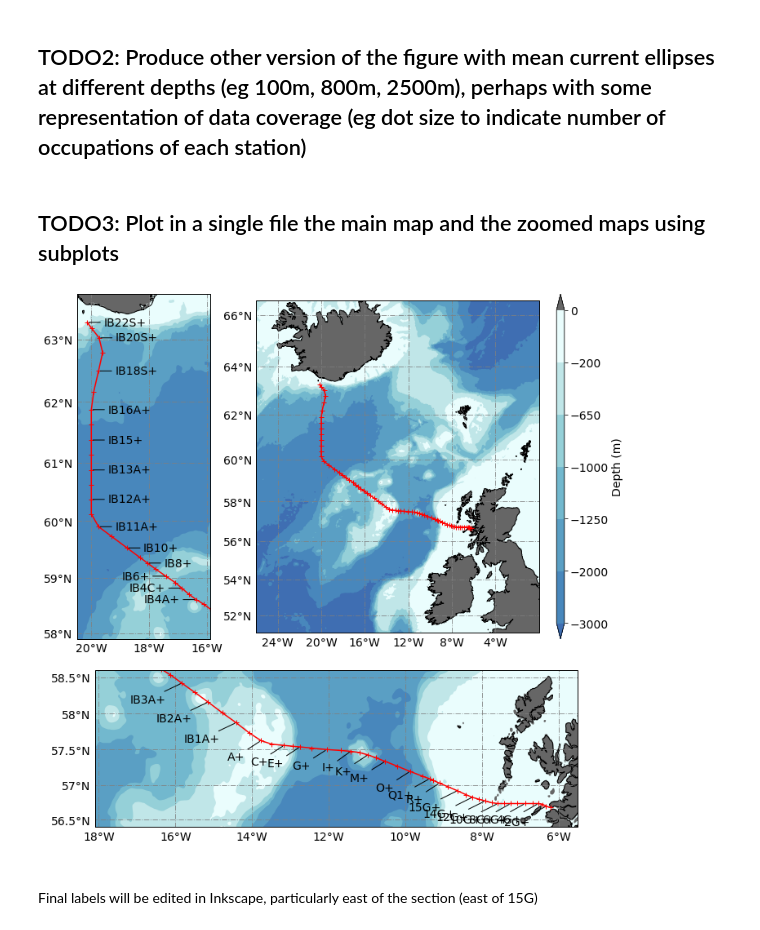
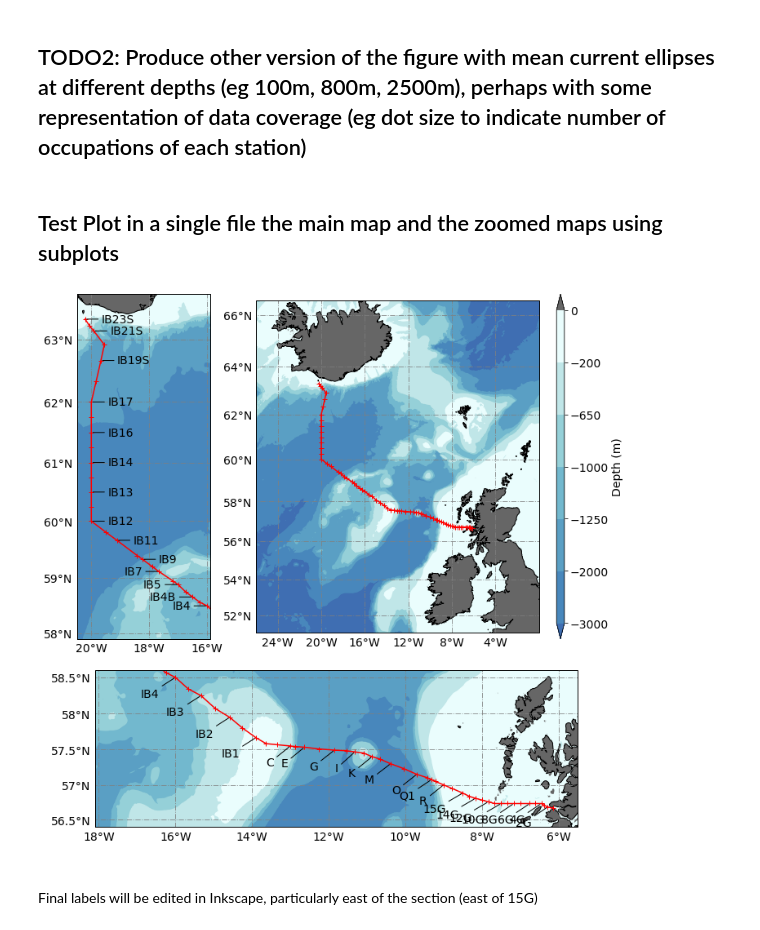
Before and after one commit to lhoupert/analysis_eel_data, a Jupyter notebook: notebooks/01_Plot_map_EEL_data.ipynb, the cells around one changed output. Drawn from its saved outputs; the diff is of its cells as text; code cells hidden in the pictures.

```diff
--- a/notebooks/01_Plot_map_EEL_data.ipynb
+++ b/notebooks/01_Plot_map_EEL_data.ipynb
@@ -30,10 +30,10 @@ from cartopy.mpl.gridliner import LONGITUDE_FORMATTER, LATITUDE_FORMATTER
 # %%
 pathdir = '../data/raw'
 
-file3 = pathdir+'/'+'EELCTDandLADCP_refpos_gvel.csv'
+file3 = pathdir+'/'+'EELCTDandLADCP_refpos_origCTD.csv'
 dfloc = pd.read_csv(file3,sep=',', index_col=None,
                      header=0)
 # Make sure the station name are sorted by their distance along the section
-sdfloc = dfloc.sort_values('Refdist', ascending=True)
+sdfloc = dfloc.sort_values('CDist', ascending=True)
 print(sdfloc)
 # %% [output]
@@ -241,10 +245,0 @@ print((sdfloc.loc[iii,'RefLonGV'],sdfloc.loc[iii,'RefLatGV']))
-# %%
-(sdfloc.loc[iii,'RefLonGV'],sdfloc.loc[iii,'RefLatGV'])
-
-fig = plt.figure(figsize=(10, 10))
-iii=mm - 2
-plt.plot(sdfloc.loc[:,'RefLonGV'],sdfloc.loc[:,'RefLatGV'],)
-plt.annotate(sdfloc.loc[iii,'Staname'], # this is the text
-                 (sdfloc.loc[iii,'RefLonGV'],sdfloc.loc[iii,'RefLatGV']), # this is the point to label
-            ) # horizontal alignment can be left, right or center
-plt.show()
@@ -256,7 +249,7 @@ Iceland Basin area
 # %%
 # Plot another version of the map without gridlines
 (fig,ax)=plot_bathy_ENA(gridlines=False)
-ax.plot(sdfloc['RefLonGV'], sdfloc['RefLatGV'],
+ax.plot(sdfloc['LonSta'], sdfloc['LatSta'],
          color='red', linestyle='-', marker='+', markersize=12, transform=ccrs.PlateCarree())
 
 # Annotate Station labels
@@ -265,7 +258,7 @@ transform = ccrs.PlateCarree()._as_mpl_transform(ax)
 colorano='black'
 for iii in np.arange(0,mm,2):
     ax.annotate(sdfloc.loc[iii,'Staname'], # this is the text
-                 (sdfloc.loc[iii,'RefLonGV'],sdfloc.loc[iii,'RefLatGV']), # this is the point to label
+                 (sdfloc.loc[iii,'LonSta'],sdfloc.loc[iii,'LatSta']), # this is the point to label
                  ha='left',
                  va='center',
                  color=colorano,
@@ -296,7 +289,7 @@ Need to restrict the printing of annotatations to specific area of interest
 # %% [markdown]
 ## TODO2: Produce other version of the figure with mean current ellipses at different depths (eg 100m, 800m, 2500m), perhaps with some representation of data coverage (eg dot size to indicate number of occupations of each station)
 # %% [markdown]
-## TODO3: Plot in a single file the main map and the zoomed maps using subplots
+## Test Plot in a single file the main map and the zoomed maps using subplots
 # %%
 # general definitions
 land = colorbrewer.get_map('Accent', 'qualitative', 8)
@@ -348,7 +341,7 @@ gl.xformatter = LONGITUDE_FORMATTER
 gl.yformatter = LATITUDE_FORMATTER
 
 # Add reference section
-ax2.plot(sdfloc['RefLonGV'], sdfloc['RefLatGV'],
+ax2.plot(sdfloc['LonSta'], sdfloc['LatSta'],
          color='red', linestyle='-', marker='+', transform=ccrs.PlateCarree())
 
 
@@ -380,7 +373,7 @@ gl.xformatter = LONGITUDE_FORMATTER
 gl.yformatter = LATITUDE_FORMATTER
 
 # Add reference section
-ax0.plot(sdfloc['RefLonGV'], sdfloc['RefLatGV'],
+ax0.plot(sdfloc['LonSta'], sdfloc['LatSta'],
          color='red', linestyle='-', marker='+', transform=ccrs.PlateCarree())
 
 #--
@@ -389,10 +382,10 @@ transform = ccrs.PlateCarree()._as_mpl_transform(ax0)
 (mm,nn)=sdfloc.shape
 
 # Display station name top right of section for station west of -18W
-indexsta = sdfloc[sdfloc['RefLonGV']<-18].index.values
+indexsta = sdfloc[sdfloc['LonSta']<-18].index.values
 for iii in indexsta[::2]:
     ax0.annotate(sdfloc.loc[iii,'Staname'], # this is the text
-                 (sdfloc.loc[iii,'RefLonGV'],sdfloc.loc[iii,'RefLatGV']), # this is the point to label
+                 (sdfloc.loc[iii,'LonSta'],sdfloc.loc[iii,'LatSta']), # this is the point to label
                  ha='left',
                  va='center',
                  color=colorano,
@@ -403,10 +396,10 @@ for iii in indexsta[::2]:
                  xycoords = transform) # horizontal alignment can be left, right or center
 
 # Display station name bottom left of section for station located between -18W and 16W
-indexsta = sdfloc[(sdfloc['RefLonGV']>=-18) & (sdfloc['RefLonGV']<=-16)].index.values
+indexsta = sdfloc[(sdfloc['LonSta']>=-18) & (sdfloc['LonSta']<=-16)].index.values
 for iii in indexsta[1::2]:
     ax0.annotate(sdfloc.loc[iii,'Staname'], # this is the text
-                 (sdfloc.loc[iii,'RefLonGV'],sdfloc.loc[iii,'RefLatGV']), # this is the point to label
+                 (sdfloc.loc[iii,'LonSta'],sdfloc.loc[iii,'LatSta']), # this is the point to label
                  ha='right',
                  va='center',
                  color=colorano,
@@ -444,44 +437,44 @@ gl.xformatter = LONGITUDE_FORMATTER
 gl.yformatter = LATITUDE_FORMATTER
 
 # Add reference section
-ax1.plot(sdfloc['RefLonGV'], sdfloc['RefLatGV'],
+ax1.plot(sdfloc['LonSta'], sdfloc['LatSta'],
          color='red', linestyle='-', marker='+', transform=ccrs.PlateCarree())
 
 
 #--
 # Annotate Station labels
 transform = ccrs.PlateCarree()._as_mpl_transform(ax1)
 
 # Display station name bottom left of section for station located between -16W and 13.6W
-indexsta = sdfloc[(sdfloc['RefLonGV']>=-16) & (sdfloc['RefLonGV']<=-13.6)].index.values
+indexsta = sdfloc[(sdfloc['LonSta']>=-16) & (sdfloc['LonSta']<=-13.6)].index.values
 for iii in indexsta[::2]:
     ax1.annotate(sdfloc.loc[iii,'Staname'], # this is the text
-                 (sdfloc.loc[iii,'RefLonGV'],sdfloc.loc[iii,'RefLatGV']), # this is the point to label
+                 (sdfloc.loc[iii,'LonSta'],sdfloc.loc[iii,'LatSta']), # this is the point to label
                  ha='right',
                  va='center',
                  color=colorano,
                  xytext=(-20, -20),
                  textcoords='offset points',
                  arrowprops=dict(arrowstyle='-',
                                  color=colorano),
                  xycoords = transform) # horizontal alignment can be left, right or center
 
 # Display station name top right of section for station located east of 13.6W
-indexsta = sdfloc[sdfloc['RefLonGV']>-13.6].index.values
+indexsta = sdfloc[sdfloc['LonSta']>-13.6].index.values
 for iii in indexsta[1::2]:
     ax1.annotate(sdfloc.loc[iii,'Staname'], # this is the text
-                 (sdfloc.loc[iii,'RefLonGV'],sdfloc.loc[iii,'RefLatGV']), # this is the point to label
+                 (sdfloc.loc[iii,'LonSta'],sdfloc.loc[iii,'LatSta']), # this is the point to label
                  ha='right',
                  va='center',
                  color=colorano,
                  xytext=(-20, -20),
                  textcoords='offset points',
                  arrowprops=dict(arrowstyle='-',
                                  color=colorano),
                  xycoords = transform) # horizontal alignment can be left, right or center
 fig.savefig('figures/'+'01_Map_Eastern_NA_allinone.pdf')
 # %% [output]
-[figure, old version]
+[figure, new version]
 # %% [markdown]
 \
 Final labels will be edited in Inkscape, particularly east of the section (east of 15G)
```
Also changed, not shown: parts of 10 cells of this notebook.
